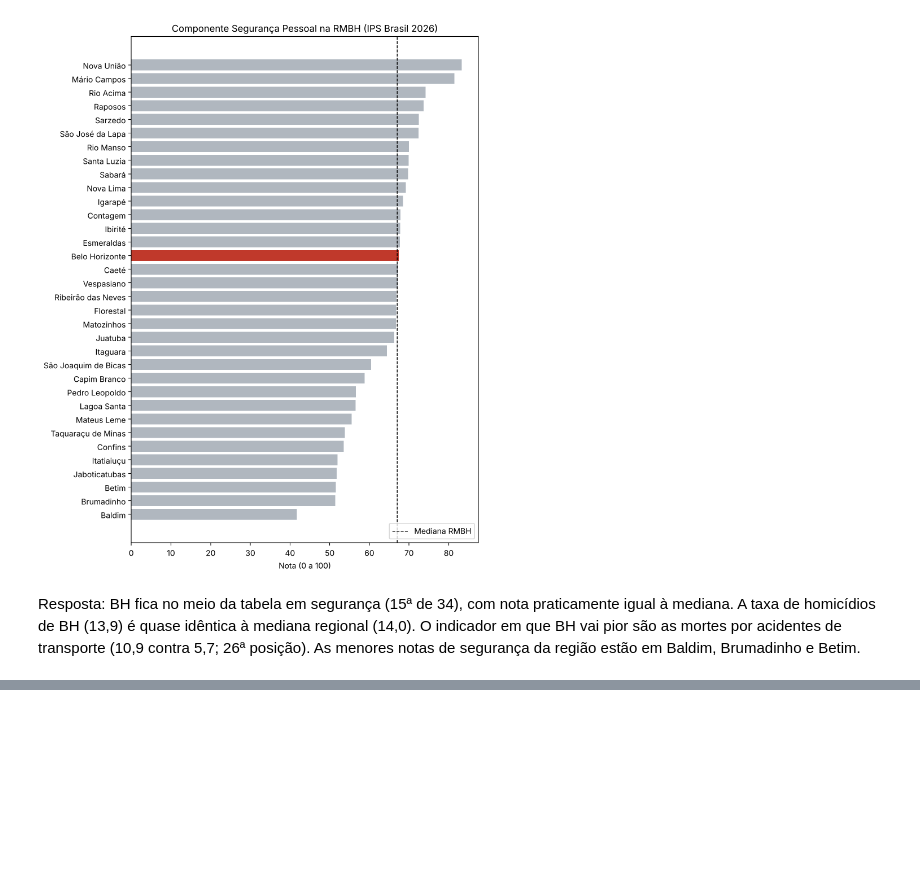
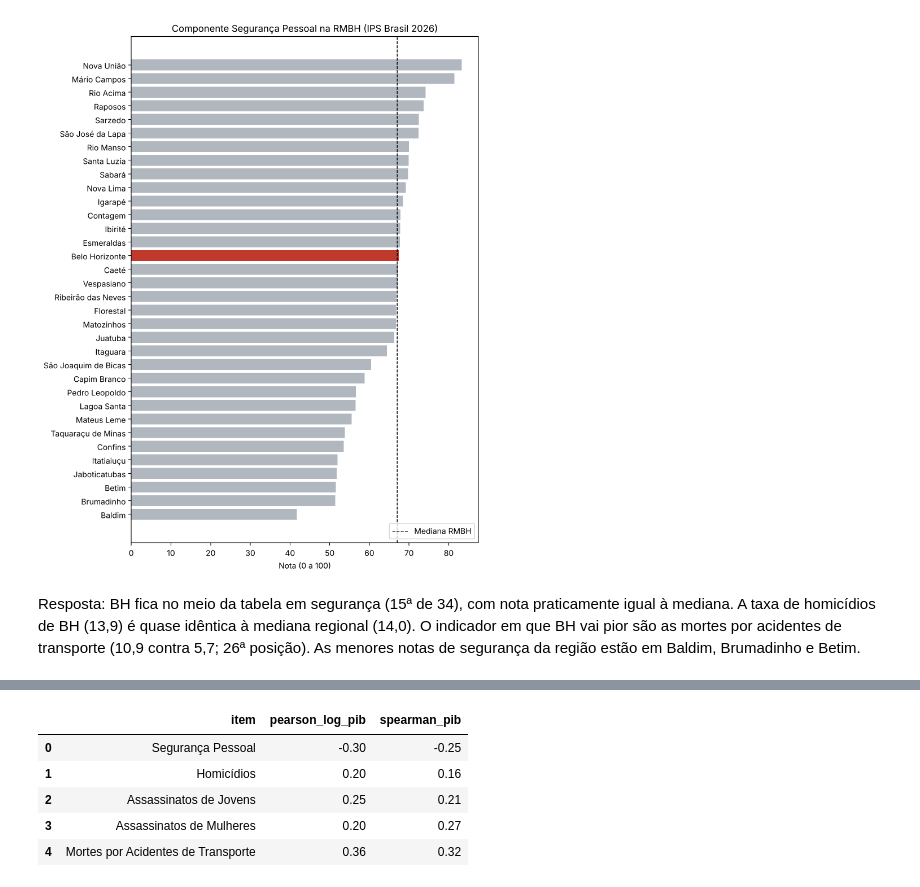
Before and after one commit to millebns/ips-bh-rmbh, a Jupyter notebook: notebooks/06_seguranca.ipynb, the cells around one changed output, grey strips where cells are left out. Saved outputs shown, nothing was run; the diff lists cells and outputs as text; code cells hidden in the pictures; blank space fills up the shorter version.

```diff
--- a/notebooks/06_seguranca.ipynb
+++ b/notebooks/06_seguranca.ipynb
@@ -76,0 +87,19 @@ Resposta: BH fica no meio da tabela em segurança (15ª de 34), com nota pratica
+# %%
+import numpy as np
+
+log_pib = np.log10(df_rmbh['PIB PER CAPITA'])
+colunas = ['Segurança Pessoal'] + seguranca
+
+correlacoes = pd.DataFrame([{
+    'item': c,
+    'pearson_log_pib': round(np.corrcoef(log_pib, df_rmbh[c])[0, 1], 2),
+    'spearman_pib': round(df_rmbh['PIB PER CAPITA'].corr(df_rmbh[c], method='spearman'), 2),
+} for c in colunas])
+correlacoes
+# %% [output]
+|  | item | pearson_log_pib | spearman_pib |
+| 0 | Segurança Pessoal | -0.30 | -0.25 |
+| 1 | Homicídios | 0.20 | 0.16 |
+| 2 | Assassinatos de Jovens | 0.25 | 0.21 |
+| 3 | Assassinatos de Mulheres | 0.20 | 0.27 |
+| 4 | Mortes por Acidentes de Transporte | 0.36 | 0.32 |
```
Also changed, not shown: parts of 6 cells of this notebook, 3 other files.
